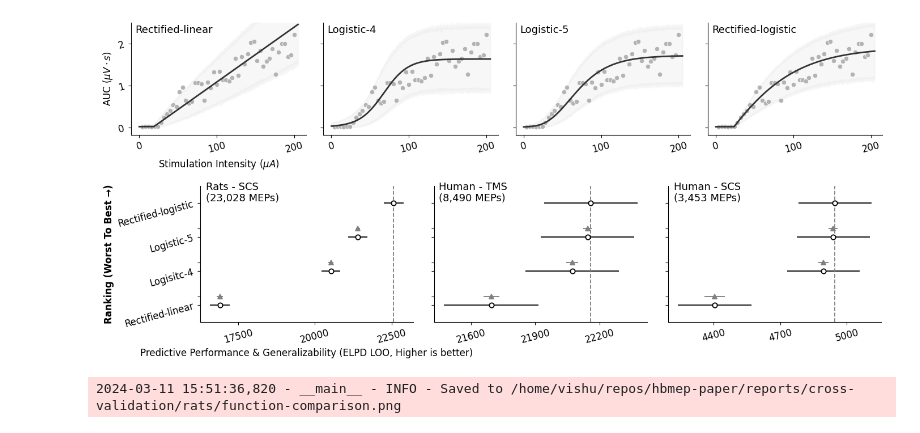
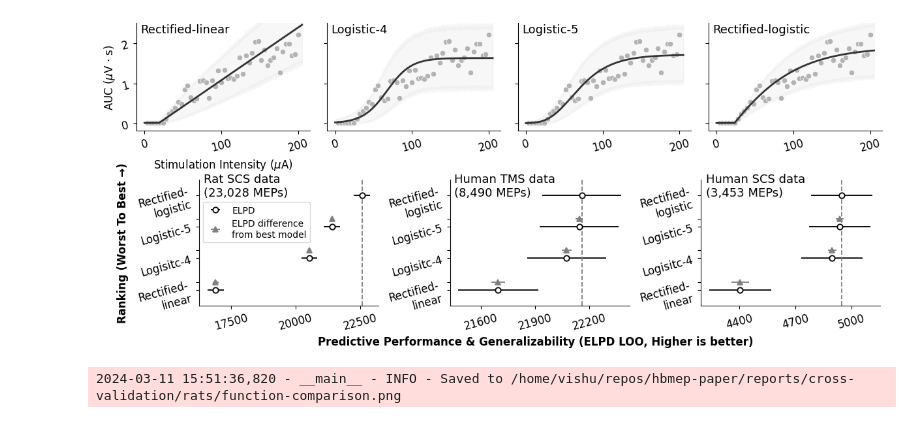
Before and after one commit to hbmep/hbmep-paper, a Jupyter notebook: notebooks/cross-validation/rats/figure.ipynb, the cells around one changed output. Drawn from its saved outputs; the diff is of its cells as text; code cells hidden in the pictures.

Commit message:
adjust cross-validation figure

```diff
--- a/notebooks/cross-validation/rats/figure.ipynb
+++ b/notebooks/cross-validation/rats/figure.ipynb
@@ -173,7 +173,7 @@ def plot_compare_df(ax, compare_df):
     return
 
 
-fig = plt.figure(figsize=(6.929 * 2, 6))
+fig = plt.figure(figsize=(12, 5))
 subfigs = fig.subfigures(2, 1)
 
 subfig = subfigs.flat[0]
@@ -206,9 +206,9 @@ ax.set_ylim(top=2.5)
 ax.tick_params(labelleft=True, labelsize=axis_label_smaller)
 
 ax = axes[0, 0]
-ax.set_ylabel("AUC $(\mu V \cdot s)$", fontsize=axis_label_size)
-ax.set_xlabel("Stimulation Intensity $(\mu A)$", fontsize=axis_label_size)
-subfig.subplots_adjust(left=.035, right=.992, bottom=.32, top=.98, wspace=.1)
+ax.set_ylabel("AUC $(\mu$V $\cdot$ s)", fontsize=axis_label_size)
+ax.set_xlabel("Stimulation Intensity $(\mu$A)", fontsize=axis_label_size)
+subfig.subplots_adjust(left=.04, right=.992, bottom=.32, top=.98, wspace=.1)
 
 subfig = subfigs.flat[1]
 axes = subfig.subplots(1, 3, sharey=True, squeeze=False)
@@ -221,7 +221,7 @@ for i, ax in enumerate(axes.flat):
     compare_df = compare_dfs[posterior_dirs[i][0]]
     plot_compare_df(ax, compare_df)
     ax.tick_params(labelbottom=True)
-    if i > 0: labelleft = False
+    # if i > 0: labelleft = False
     ax.tick_params(
         axis='both',
         which='both',
@@ -239,10 +239,11 @@ for i, ax in enumerate(axes.flat):
     # ax.tick_params(axis="x", labelsize=13)
     # ax.tick_params(axis="y", ;a)
 
-
     ax.tick_params(axis="x", labelsize=axis_label_size)
     match i:
         case 0:
+            handles, previous_labels = ax.get_legend_handles_labels()
+            ax.legend(handles=handles, labels=["ELPD", "ELPD difference\nfrom best model"], fontsize=10, loc=(0.02, .5))
             xticks = [17500, 20000, 22500]
         case 1:
             xticks = [21600, 21900, 22200]
@@ -250,27 +251,18 @@ for i, ax in enumerate(axes.flat):
             xticks = [4400, 4700, 5000]
     ax.set_xticks(xticks)
 
-# ax = axes[0, 1]
-# ax.text(-.4, 4250, "Ranking (Worst To Best →)", fontweight="semibold", fontsize=14, rotation=0, ha="center", zorder=5)
-
-ax = axes[0, 0]
-ax.set_ylabel("Ranking (Worst To Best →)", fontsize=axis_label_size, fontweight="semibold")
-rot = 0
-ax = axes[0, 0]
-ax.set_xlabel("Predictive Performance & Generalizability (ELPD LOO, Higher is better)", fontsize=axis_label_size, rotation=rot)
-
 for i in range(3):
     ax = axes[0, i]
     match i:
         case 0:
             x = 16450
-            label = "Rats - SCS\n(23,028 MEPs)"
+            label = "Rat SCS data\n(23,028 MEPs)"
         case 1:
             x = 21450
-            label = "Human - TMS\n(8,490 MEPs)"
+            label = "Human TMS data\n(8,490 MEPs)"
         case 2:
             x = 4220
-            label = "Human - SCS\n(3,453 MEPs)"
+            label = "Human SCS data\n(3,453 MEPs)"
         # case 0:
         #     x = 16450
         #     label = "Rats - SCS\n(23,028 MEPs,\n450 Recruitment Curves)"
@@ -284,11 +276,16 @@ for i in range(3):
     ax.text(x, y, label, fontsize=inset_size, va="center")
     # ax.set_title("Rats - SCS", loc=(0, 0), fontsize=axis_label_size)
 
-subfig.subplots_adjust(left=.123, right=.99, bottom=.22, top=1.02, wspace=.1)
+ax = axes[0, 0]
+ax.text(13300, -.5, "Ranking (Worst To Best →)", fontsize=axis_label_size, fontweight="semibold", rotation=90, va="center", ha="center")
+
+ax = axes[0, 1]
+ax.text(21900, -1.55, "Predictive Performance & Generalizability (ELPD LOO, Higher is better)", fontsize=axis_label_size, fontweight="semibold", va="center", ha="center")
+
+subfig.subplots_adjust(left=.12, right=.99, bottom=.25, top=1.02, wspace=.4)
 
 fig.align_xlabels()
 fig.align_ylabels()
-fig.align_labels()
 
 dest = os.path.join(BUILD_DIR, "function-comparison.svg")
 fig.savefig(dest, dpi=600)
@@ -301,4 +298,4 @@ logger.info(f"Saved to {dest}")
-[figure, old version]
+[figure, new version]
 # %%
 max_color, max_alpha = 255, 100
 posterior_color = (204 / max_color, 204 / max_color, 204 / max_color, 15 / max_alpha)
```
Also changed, not shown: parts of 5 cells of this notebook, 1 other file.
